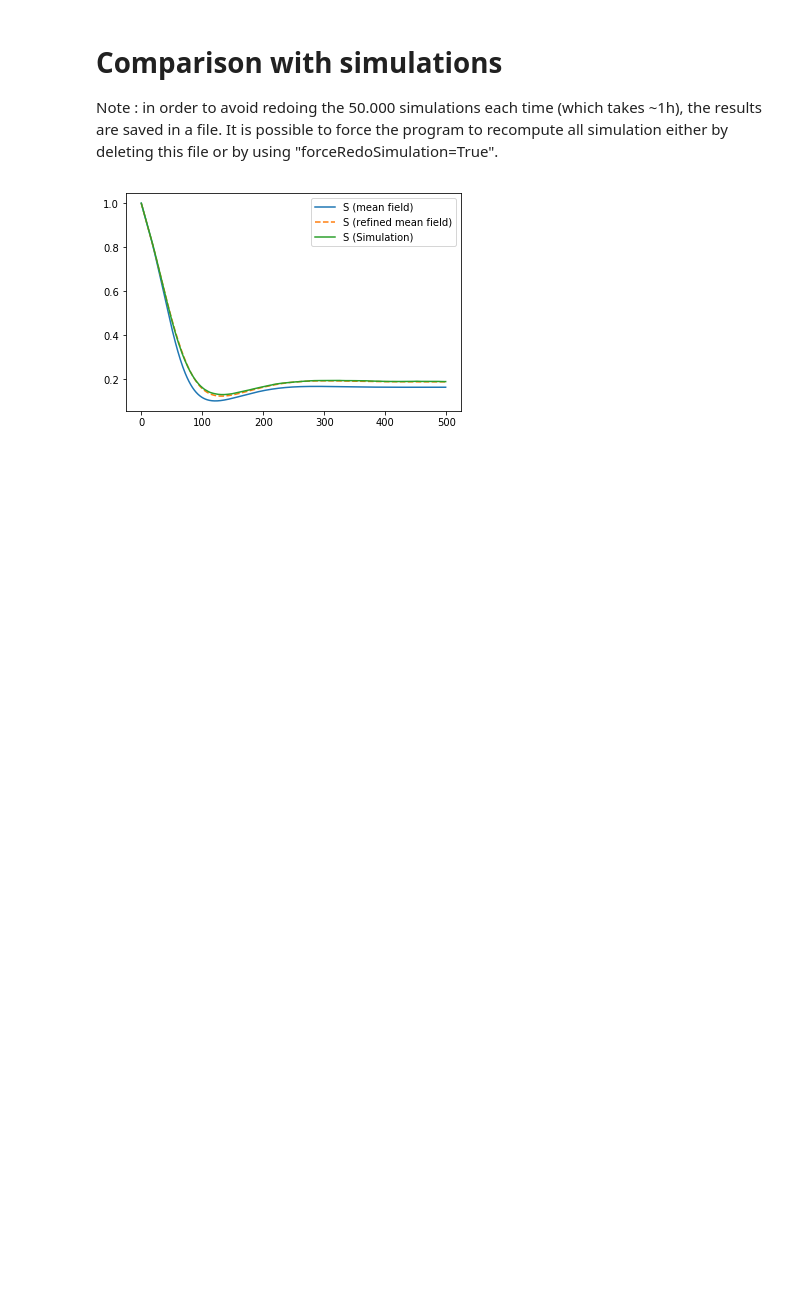
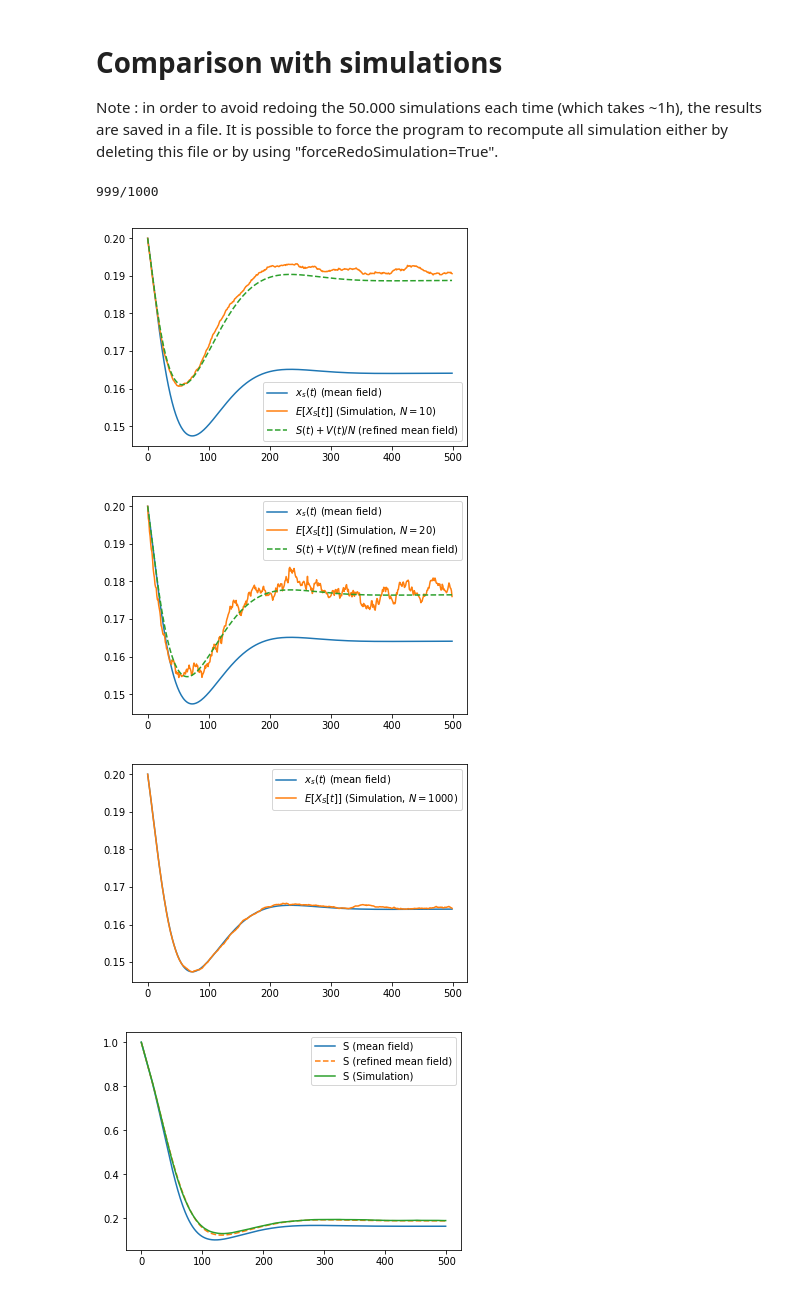
Before and after one commit to ngast/RefinedMeanField_SynchronousPopulation, a Jupyter notebook: simu/discrete_timeSIR.ipynb, the cells around one changed output. Drawn from its saved outputs; the diff is of its cells as text; code cells hidden in the pictures; blank space fills up the shorter version.

Commit message:
more simulations (for slides)

```diff
--- a/simu/discrete_timeSIR.ipynb
+++ b/simu/discrete_timeSIR.ipynb
@@ -148,7 +148,31 @@ def averageSimulation(m0,T,N,number_of_simulations,forceRedoSimulation=False):
         np.savez(fileName,M=M,nbSimu=number_of_simulations)
     return(M/max(alreadyDoneSimu,number_of_simulations))
 
-for numberSimu in range(0,50000,5000):
-    # This code will generate 100000 simulation and saves the result each 5000 simulation (hence it can be interupted)
-    Msimu = averageSimulation(m0,T=500,N=10,number_of_simulations=numberSimu)
+#m0 = np.array([1,0,0,0])
+m0 = np.array([.2,.2,.2,.4])
+
+for N in [10,20,200,1000]:
+    for numberSimu in range(0,(10001 if N<=20 else 1001),1000):
+        # This code will generate 50000 simulation and saves the result each 5000 simulation (hence it can be interupted)
+        Msimu = averageSimulation(m0,T=500,N=N,number_of_simulations=numberSimu)
+# %% [output]
+999/1000
+# %%
+M,V,W = refinedMF(m0,500)
+m0 = np.array([.2,.2,.2,.4])
+for N in [10,20,1000]:
+    f = plt.figure()
+    Msimu = averageSimulation(m0,T=500,N=N,number_of_simulations=(3000 if N == 10 else 1000))
+    plt.plot(M[:,0])
+    plt.plot(Msimu[:,0])
+    plt.legend(['$x_s(t)$ (mean field)','$E[X_S[t]]$ (Simulation, $N={}$)'.format(N), '$S(t)+V(t)/N$ (refined mean field)'])
+    f.savefig('SEIR_onlyMF_N{}.pdf'.format(N),bbox_inches='tight')
+    if N==10 or N==20:
+        plt.plot(M[:,0]+V[:,0]/N,'--')
+        plt.legend(['$x_s(t)$ (mean field)','$E[X_S[t]]$ (Simulation, $N={}$)'.format(N), '$S(t)+V(t)/N$ (refined mean field)'])
+        f.savefig('SEIR_all_N{}.pdf'.format(N),bbox_inches='tight')
+# %% [output]
+[figure, added]
+[figure, added]
+[figure, added]
 # %%
```
Also changed, not shown: parts of 1 cell of this notebook, 5 other files.
